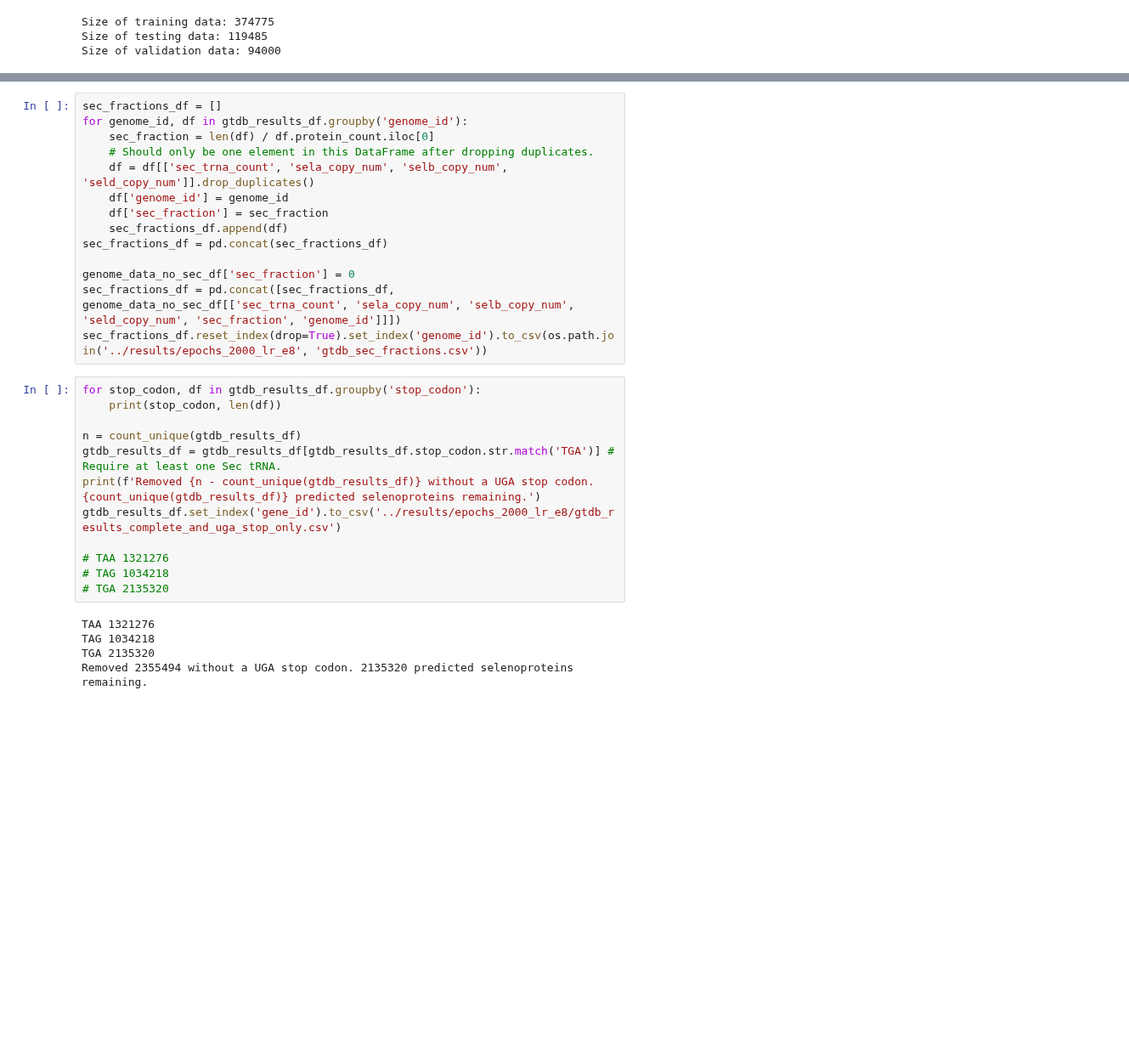
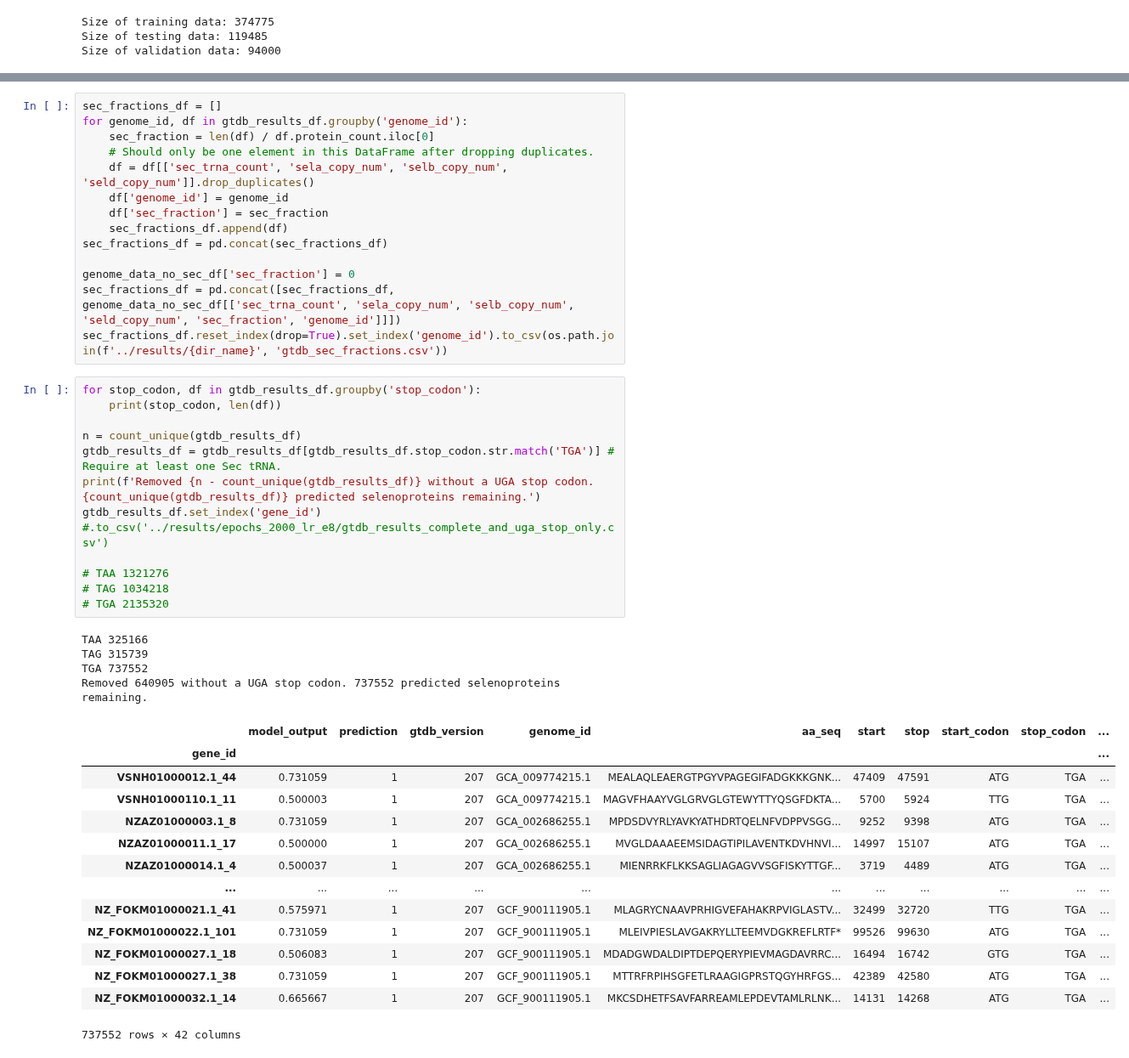
Before and after one commit to pipparichter/selenobot, a Jupyter notebook: notebooks/sandbox.ipynb, the cells around one changed output, grey strips where cells are left out. Shown at 85% size. Cells and saved outputs as stored; diff of their text form; blank space fills up the shorter version.

```diff
--- a/notebooks/sandbox.ipynb
+++ b/notebooks/sandbox.ipynb
@@ -214,24 +218,38 @@ sec_fractions_df = pd.concat(sec_fractions_df)
 
 genome_data_no_sec_df['sec_fraction'] = 0
 sec_fractions_df = pd.concat([sec_fractions_df, genome_data_no_sec_df[['sec_trna_count', 'sela_copy_num', 'selb_copy_num', 'seld_copy_num', 'sec_fraction', 'genome_id']]])
-sec_fractions_df.reset_index(drop=True).set_index('genome_id').to_csv(os.path.join('../results/epochs_2000_lr_e8', 'gtdb_sec_fractions.csv'))
+sec_fractions_df.reset_index(drop=True).set_index('genome_id').to_csv(os.path.join(f'../results/{dir_name}', 'gtdb_sec_fractions.csv'))
 # %%
 for stop_codon, df in gtdb_results_df.groupby('stop_codon'):
     print(stop_codon, len(df))
 
 n = count_unique(gtdb_results_df)
 gtdb_results_df = gtdb_results_df[gtdb_results_df.stop_codon.str.match('TGA')] # Require at least one Sec tRNA.
 print(f'Removed {n - count_unique(gtdb_results_df)} without a UGA stop codon. {count_unique(gtdb_results_df)} predicted selenoproteins remaining.')
-gtdb_results_df.set_index('gene_id').to_csv('../results/epochs_2000_lr_e8/gtdb_results_complete_and_uga_stop_only.csv')
+gtdb_results_df.set_index('gene_id') #.to_csv('../results/epochs_2000_lr_e8/gtdb_results_complete_and_uga_stop_only.csv')
 
 # TAA 1321276
 # TAG 1034218
 # TGA 2135320
 # %% [output]
-TAA 1321276
-TAG 1034218
-TGA 2135320
-Removed 2355494 without a UGA stop codon. 2135320 predicted selenoproteins remaining.
+TAA 325166
+TAG 315739
+TGA 737552
+Removed 640905 without a UGA stop codon. 737552 predicted selenoproteins remaining.
+|  | model_output | prediction | gtdb_version | genome_id | aa_seq | start | stop | start_codon | stop_codon | ... |
+| gene_id |  |  |  |  |  |  |  |  |  | ... |
+| VSNH01000012.1_44 | 0.731059 | 1 | 207 | GCA_009774215.1 | MEALAQLEAERGTPGYVPAGEGIFADGKKKGNK... | 47409 | 47591 | ATG | TGA | ... |
+| VSNH01000110.1_11 | 0.500003 | 1 | 207 | GCA_009774215.1 | MAGVFHAAYVGLGRVGLGTEWYTTYQSGFDKTA... | 5700 | 5924 | TTG | TGA | ... |
+| NZAZ01000003.1_8 | 0.731059 | 1 | 207 | GCA_002686255.1 | MPDSDVYRLYAVKYATHDRTQELNFVDPPVSGG... | 9252 | 9398 | ATG | TGA | ... |
+| NZAZ01000011.1_17 | 0.500000 | 1 | 207 | GCA_002686255.1 | MVGLDAAAEEMSIDAGTIPILAVENTKDVHNVI... | 14997 | 15107 | ATG | TGA | ... |
+| NZAZ01000014.1_4 | 0.500037 | 1 | 207 | GCA_002686255.1 | MIENRRKFLKKSAGLIAGAGVVSGFISKYTTGF... | 3719 | 4489 | ATG | TGA | ... |
+| ... | ... | ... | ... | ... | ... | ... | ... | ... | ... | ... |
+| NZ_FOKM01000021.1_41 | 0.575971 | 1 | 207 | GCF_900111905.1 | MLAGRYCNAAVPRHIGVEFAHAKRPVIGLASTV... | 32499 | 32720 | TTG | TGA | ... |
+| NZ_FOKM01000022.1_101 | 0.731059 | 1 | 207 | GCF_900111905.1 | MLEIVPIESLAVGAKRYLLTEEMVDGKREFLRTF* | 99526 | 99630 | ATG | TGA | ... |
+| NZ_FOKM01000027.1_18 | 0.506083 | 1 | 207 | GCF_900111905.1 | MDADGWDALDIPTDEPQERYPIEVMAGDAVRRC... | 16494 | 16742 | GTG | TGA | ... |
+| NZ_FOKM01000027.1_38 | 0.731059 | 1 | 207 | GCF_900111905.1 | MTTRFRPIHSGFETLRAAGIGPRSTQGYHRFGS... | 42389 | 42580 | ATG | TGA | ... |
+| NZ_FOKM01000032.1_14 | 0.665667 | 1 | 207 | GCF_900111905.1 | MKCSDHETFSAVFARREAMLEPDEVTAMLRLNK... | 14131 | 14268 | ATG | TGA | ... |
+737552 rows × 42 columns
 # %%
 # Want to plot the ECDF of genomes with and without selA, selB, sectRNA, etc. with fraction of predicted selenoproteins on the x-axis.
 
```
Also changed, not shown: parts of 16 cells of this notebook, 20 other files.
